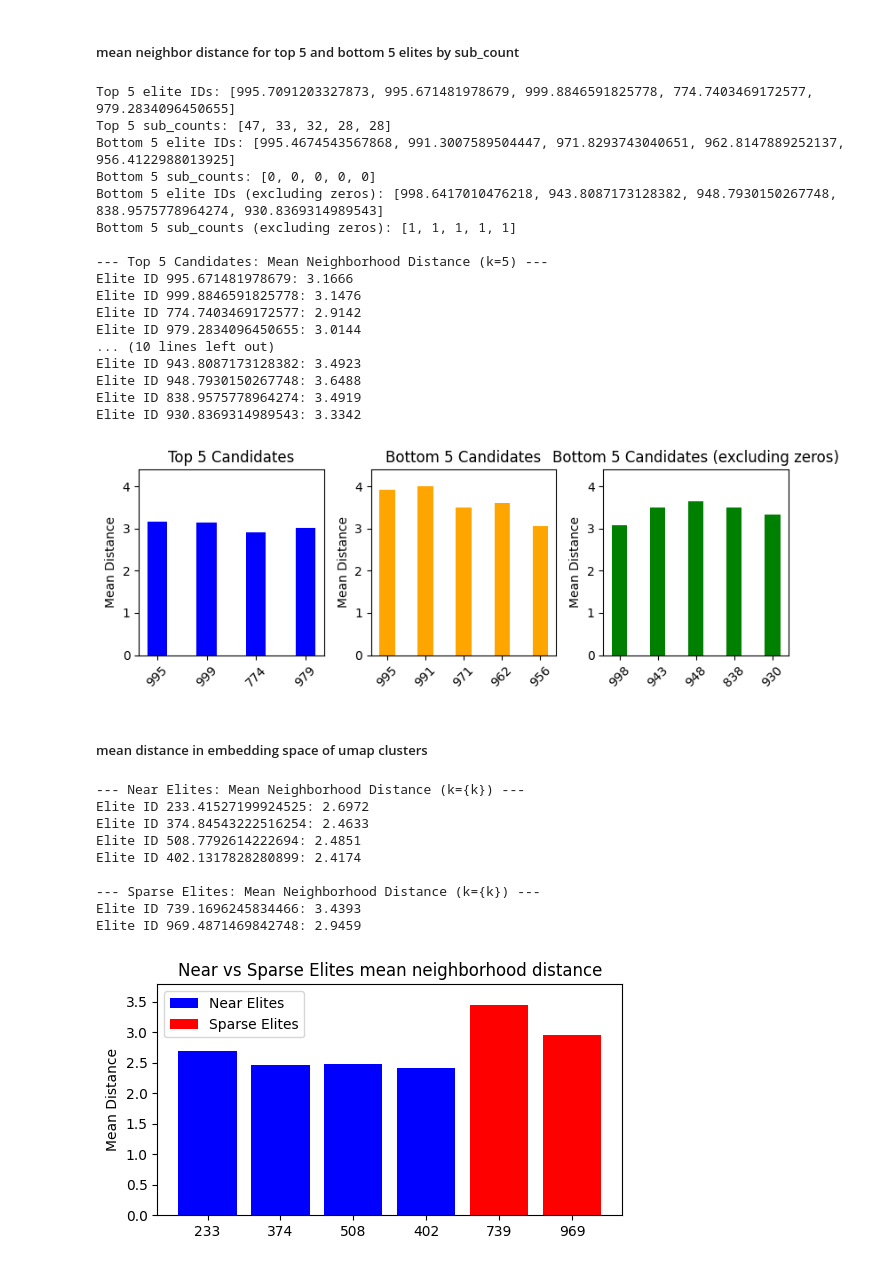
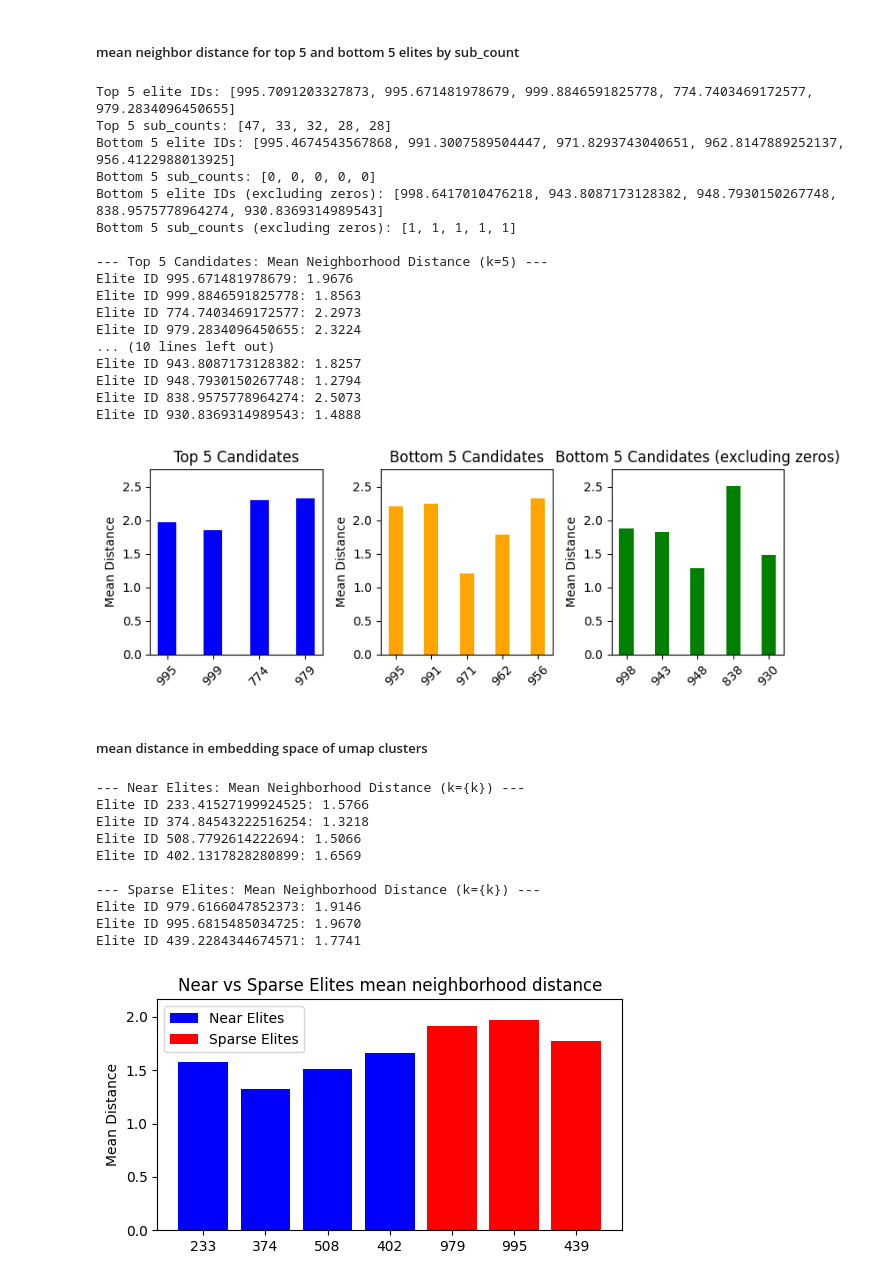
Before and after one commit to zibasPk/Novelty-Search-for-Racing-Track-Design, a Jupyter notebook: mapelite/data_analysis/ns_result_analysis.ipynb, the cells around one changed output. Drawn from its saved outputs; the diff is of its cells as text; code cells hidden in the pictures.

Commit message:
adds new embedding models

```diff
--- a/mapelite/data_analysis/ns_result_analysis.ipynb
+++ b/mapelite/data_analysis/ns_result_analysis.ipynb
@@ -50,3 +49,21 @@ Warning: UMAP model not found. Placeholder used. (Run the setup notebook first?)
 stats keys: dict_keys(['iteration', 'initial_WSS', 'Archive size', 'iteration_best', 'global_best_score', 'global_best_id', 'new_elites', 'substituted_elites', 'wss', 'qd_score', 'acceptance_rate', 'm ...
 grid_state keys: dict_keys(['elite', 'sub_count', 'new', 'fitness'])
 dict_keys(['id', 'mode', 'rngMode', 'dataSet', 'selectedCells'])
+# %%
+import umap
+import os
+import matplotlib.pyplot as plt
+import numpy as np
+# Cell to calculate and save UMAP model of precomputed embeddings
+embeddings_data = _embeddings
+print(f"Loaded precomputed embeddings with shape: {embeddings_data.shape}")
+
+# Fit UMAP to the precomputed embeddings
+umap_model = umap.UMAP(n_components=2, random_state=67)
+umap_model = umap_model.fit(embeddings_data)
+
+#print umap max and min x,y values
+umap_embeddings = umap_model.transform(embeddings_data)
+print(f"UMAP embeddings x,y borders:")
+print(f"x: min={umap_embeddings[:,0].min()}, max={umap_embeddings[:,0].max()}")
+print(f"y: min={umap_embeddings[:,1].min()}, max={umap_embeddings[:,1].max()}")
@@ -87,13 +166,13 @@ X = np.array(elite_embeddings)
 knn = NearestNeighbors(n_neighbors=k + 1, metric='euclidean')
 knn.fit(X)
 
-def get_mean_k_distance(elite_group, k=k):
+def get_mean_k_distance(model,elite_group, k=k):
     results = []
     for elite in elite_group:
         query_vec = np.array(elite["embedding"]).reshape(1, -1)
 
         # Find distances to the nearest neighbors
-        distances, indices = knn.kneighbors(query_vec)
+        distances, indices = model.kneighbors(query_vec)
         distances = distances[0] # flatten the array
 
         # If the closest point is the point itself (distance ~ 0), exclude it
@@ -110,19 +189,19 @@ def get_mean_k_distance(elite_group, k=k):
 
 # 2. Calculate for Top 5
 print(f"\n--- Top 5 Candidates: Mean Neighborhood Distance (k={k}) ---")
-top_5_distances = get_mean_k_distance(top_5_elites)
+top_5_distances = get_mean_k_distance(knn, top_5_elites)
 for eid, dist in top_5_distances:
     print(f"Elite ID {eid}: {dist:.4f}")
 
 # 3. Calculate for Bottom 5
 print(f"\n--- Bottom 5 Candidates: Mean Neighborhood Distance (k={k}) ---")
-bottom_5_distances = get_mean_k_distance(bottom_5_elites)
+bottom_5_distances = get_mean_k_distance(knn, bottom_5_elites)
 for eid, dist in bottom_5_distances:
     print(f"Elite ID {eid}: {dist:.4f}")
 
 # 4. Calculate for Bottom 5 (excluding zeros)
 print(f"\n--- Bottom 5 Candidates (excluding zeros): Mean Neighborhood Distance (k={k}) ---")
-bottom_5_distances_excluded_zeros = get_mean_k_distance(bottom_5_elites_excluded_zeros)
+bottom_5_distances_excluded_zeros = get_mean_k_distance(knn, bottom_5_elites_excluded_zeros)
 for eid, dist in bottom_5_distances_excluded_zeros:
     print(f"Elite ID {eid}: {dist:.4f}")
 
@@ -176,56 +255,64 @@ Bottom 5 elite IDs (excluding zeros): [998.6417010476218, 943.8087173128382, 948
 Bottom 5 sub_counts (excluding zeros): [1, 1, 1, 1, 1]
 
 --- Top 5 Candidates: Mean Neighborhood Distance (k=5) ---
-Elite ID 995.671481978679: 3.1666
-Elite ID 999.8846591825778: 3.1476
-Elite ID 774.7403469172577: 2.9142
-Elite ID 979.2834096450655: 3.0144
+Elite ID 995.671481978679: 1.9676
+Elite ID 999.8846591825778: 1.8563
+Elite ID 774.7403469172577: 2.2973
+Elite ID 979.2834096450655: 2.3224
 ... (10 lines left out)
-Elite ID 943.8087173128382: 3.4923
-Elite ID 948.7930150267748: 3.6488
-Elite ID 838.9575778964274: 3.4919
-Elite ID 930.8369314989543: 3.3342
+Elite ID 943.8087173128382: 1.8257
+Elite ID 948.7930150267748: 1.2794
+Elite ID 838.9575778964274: 2.5073
+Elite ID 930.8369314989543: 1.4888
-[figure, old version]
+[figure, new version]
 # %% [markdown]
 ##### mean distance in embedding space of umap clusters
 # %%
+k = 15
+X = np.array(_embeddings)
+knn = NearestNeighbors(n_neighbors=k + 1, metric='euclidean')
+knn.fit(X)
+
+
 near_ids = [233.41527199924525, 374.84543222516254, 508.7792614222694, 402.1317828280899]
 near_elites = [elite for elite in elites if elite["id"] in near_ids]
 
-sparse_ids = [739.1696245834466, 969.4871469842748]
+sparse_ids = [979.6166047852373,995.6815485034725, 439.2284344674571]
 sparse_elites = [elite for elite in elites if elite["id"] in sparse_ids]
 
-near_distances = get_mean_k_distance(near_elites)
+near_distances = get_mean_k_distance(knn, near_elites, k)
 print("\n--- Near Elites: Mean Neighborhood Distance (k={k}) ---")
 for eid, dist in near_distances:
     print(f"Elite ID {eid}: {dist:.4f}")
 
-sparse_distances = get_mean_k_distance(sparse_elites)
+sparse_distances = get_mean_k_distance(knn, sparse_elites, k)
 print("\n--- Sparse Elites: Mean Neighborhood Distance (k={k}) ---")
 for eid, dist in sparse_distances:
     print(f"Elite ID {eid}: {dist:.4f}")
 
+maxY = max(max([dist for _, dist in near_distances]), max([dist for _, dist in sparse_distances])) * 1.1
 
 plt.figure(figsize=(6, 3))
 plt.bar(x=[str(int(eid)) for eid, _ in near_distances], height=[dist for _, dist in near_distances], color='blue')
 
 plt.bar(x=[str(int(eid)) for eid, _ in sparse_distances], height=[dist for _, dist in sparse_distances], color='red')
 plt.title("Near vs Sparse Elites mean neighborhood distance")
 plt.ylabel("Mean Distance")
-plt.ylim(0, max([dist for _, dist in sparse_distances]) * 1.1)
+plt.ylim(0, maxY)
 
 # Add legend
 plt.legend(["Near Elites", "Sparse Elites"])
 
 plt.show()
 # %% [output]
 --- Near Elites: Mean Neighborhood Distance (k={k}) ---
-Elite ID 233.41527199924525: 2.6972
-Elite ID 374.84543222516254: 2.4633
-Elite ID 508.7792614222694: 2.4851
-Elite ID 402.1317828280899: 2.4174
+Elite ID 233.41527199924525: 1.5766
+Elite ID 374.84543222516254: 1.3218
+Elite ID 508.7792614222694: 1.5066
+Elite ID 402.1317828280899: 1.6569
 
 --- Sparse Elites: Mean Neighborhood Distance (k={k}) ---
-Elite ID 739.1696245834466: 3.4393
-Elite ID 969.4871469842748: 2.9459
+Elite ID 979.6166047852373: 1.9146
+Elite ID 995.6815485034725: 1.9670
+Elite ID 439.2284344674571: 1.7741
-[figure, old version]
+[figure, new version]
```
Also changed, not shown: parts of 5 cells of this notebook, 16 other files.
